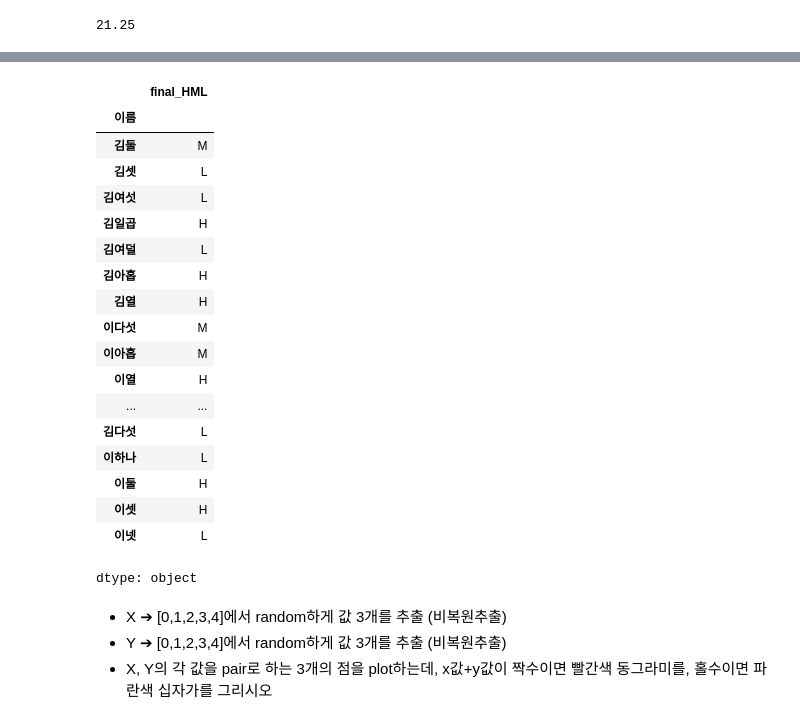
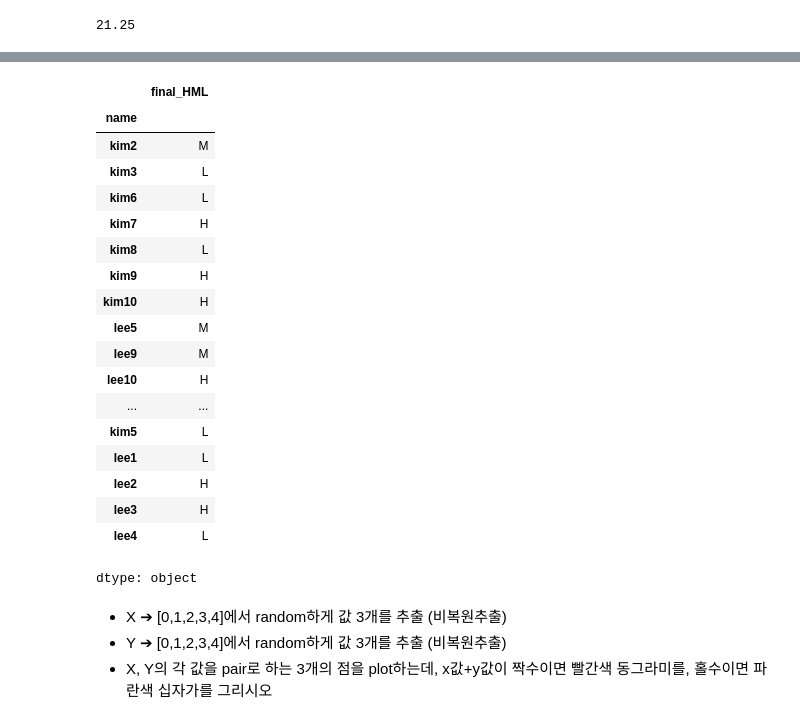
Before and after one commit to LIBY70/-goinhwal, a Jupyter notebook: hw2_22012167_노주호.ipynb, the cells around one changed output, grey strips where cells are left out. Cells and saved outputs as stored; diff of their text form; code cells hidden in the pictures.

```diff
--- a/hw2_22012167_노주호.ipynb
+++ b/hw2_22012167_노주호.ipynb
@@ -90,21 +90,21 @@ df2
  - final_mean-3 보다 작은 final 점수는 L
  - 아니면 M으로 넣으시오.
 # %%
-df3 = pd.read_csv('pandas_data1.txt', sep='\t', index_col='이름', encoding='euc-kr')
+df3 = pd.read_csv('pandas_data2.txt', sep='\t', index_col='name', encoding='euc-kr')
 
-students = df3[df3['과제'] >= 90][['중간']]
+students = df3[df3['proj'] >= 90][['mid']]
 mean = students.mean()
-print(mean['중간'])
+print(mean['mid'])
 # %% [output]
 21.25
 # %%
-mean = df3['기말'].mean()
+mean = df3['final'].mean()
 final_mean_plus_3 = mean + 3
 final_mean_minus_3 = mean - 3
 
 conditions = [
-    df3['기말'] > final_mean_plus_3,
-    df3['기말'] < final_mean_minus_3
+    df3['final'] > final_mean_plus_3,
+    df3['final'] < final_mean_minus_3
 ]
 choices = ['H', 'L']
 
@@ -132,34 +132,34 @@ df3['final_HML']
 dtype: object
 # %%
-final_mean = df3['기말'].mean()
+final_mean = df3['final'].mean()
 final_mean_plus_3 = final_mean + 3
 final_mean_minus_3 = final_mean - 3
 
 df3['final_HML'] = 'M'
 
-df3.loc[df3['기말'] > final_mean_plus_3, 'final_HML'] = 'H'
+df3.loc[df3['final'] > final_mean_plus_3, 'final_HML'] = 'H'
 
-df3.loc[df3['기말'] < final_mean_minus_3, 'final_HML'] = 'L'
+df3.loc[df3['final'] < final_mean_minus_3, 'final_HML'] = 'L'
 df3['final_HML']
 # %% [output]
 |  | final_HML |
-| 이름 |  |
-| 김둘 | M |
-| 김셋 | L |
-| 김여섯 | L |
-| 김일곱 | H |
-| 김여덜 | L |
-| 김아홉 | H |
-| 김열 | H |
-| 이다섯 | M |
-| 이아홉 | M |
-| 이열 | H |
+| name |  |
+| kim2 | M |
+| kim3 | L |
+| kim6 | L |
+| kim7 | H |
+| kim8 | L |
+| kim9 | H |
+| kim10 | H |
+| lee5 | M |
+| lee9 | M |
+| lee10 | H |
 | ... | ... |
-| 김다섯 | L |
-| 이하나 | L |
-| 이둘 | H |
-| 이셋 | H |
-| 이넷 | L |
+| kim5 | L |
+| lee1 | L |
+| lee2 | H |
+| lee3 | H |
+| lee4 | L |
 dtype: object
 # %% [markdown]
 - X ➔ [0,1,2,3,4]에서 random하게 값 3개를 추출 (비복원추출)
```
Also changed, not shown: parts of 7 cells of this notebook.
